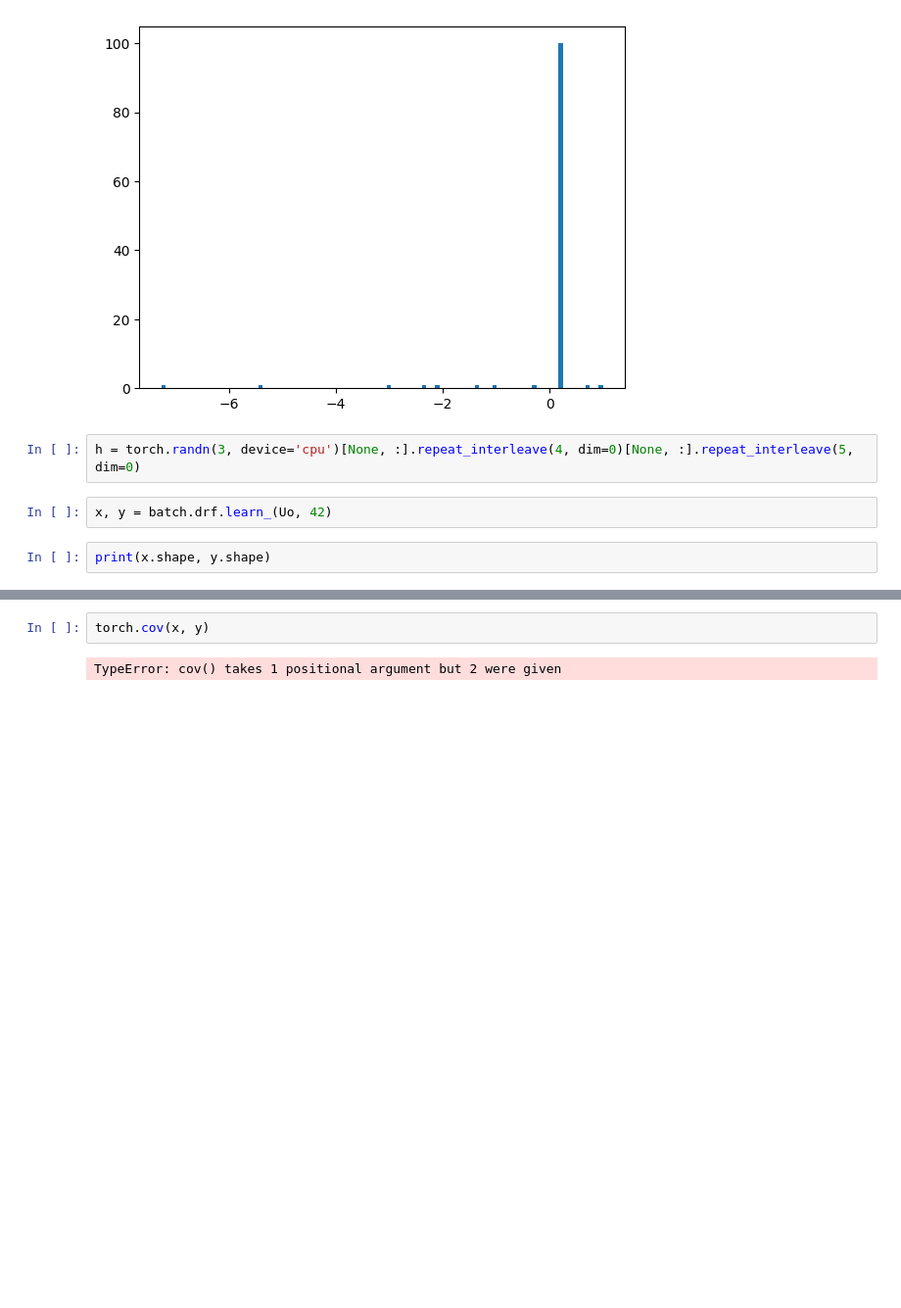
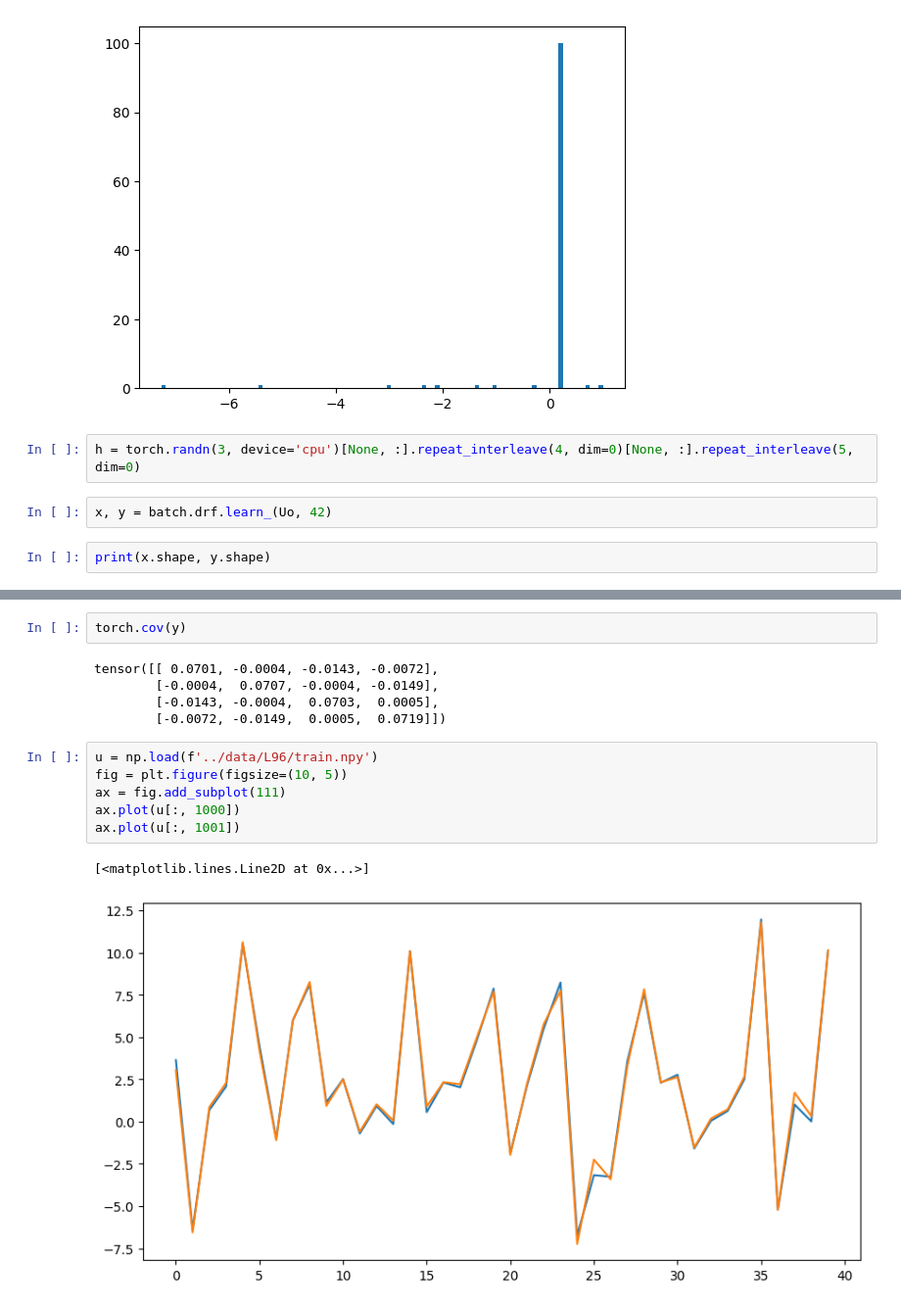
Before and after one commit to pinakm9/DeepRFM, a Jupyter notebook: notebooks/test.ipynb, the cells around one changed output, grey strips where cells are left out. Shown at 98% size. Cells and saved outputs as stored; diff of their text form; blank space fills up the shorter version.

```diff
--- a/notebooks/test.ipynb
+++ b/notebooks/test.ipynb
@@ -201,4 +220,16 @@ plt.scatter(x[0], y[0])
 # %%
-torch.cov(x, y)
+torch.cov(y)
 # %% [output]
-TypeError: cov() takes 1 positional argument but 2 were given
+tensor([[ 0.0701, -0.0004, -0.0143, -0.0072],
+        [-0.0004,  0.0707, -0.0004, -0.0149],
+        [-0.0143, -0.0004,  0.0703,  0.0005],
+        [-0.0072, -0.0149,  0.0005,  0.0719]])
+# %%
+u = np.load(f'../data/L96/train.npy')
+fig = plt.figure(figsize=(10, 5))
+ax = fig.add_subplot(111)
+ax.plot(u[:, 1000])
+ax.plot(u[:, 1001])
+# %% [output]
+[<matplotlib.lines.Line2D at 0x...>]
+[figure, added]
```
Also changed, not shown: parts of 4 cells of this notebook, 1 other file.
